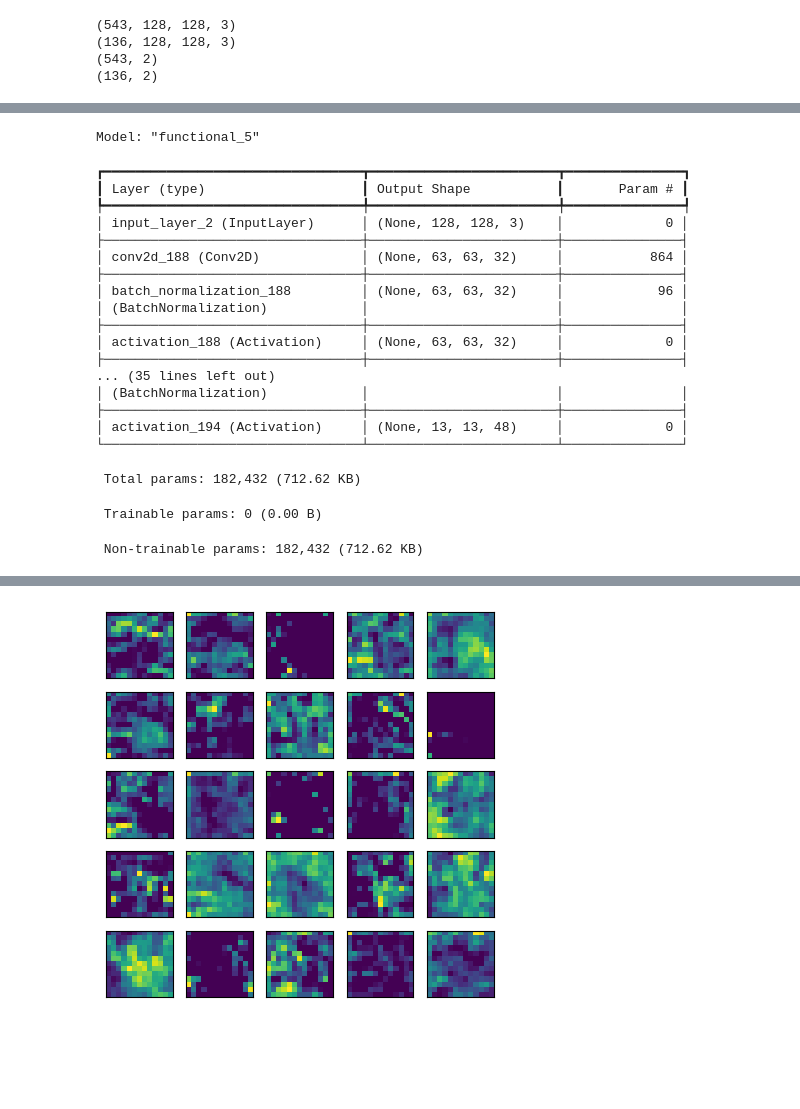
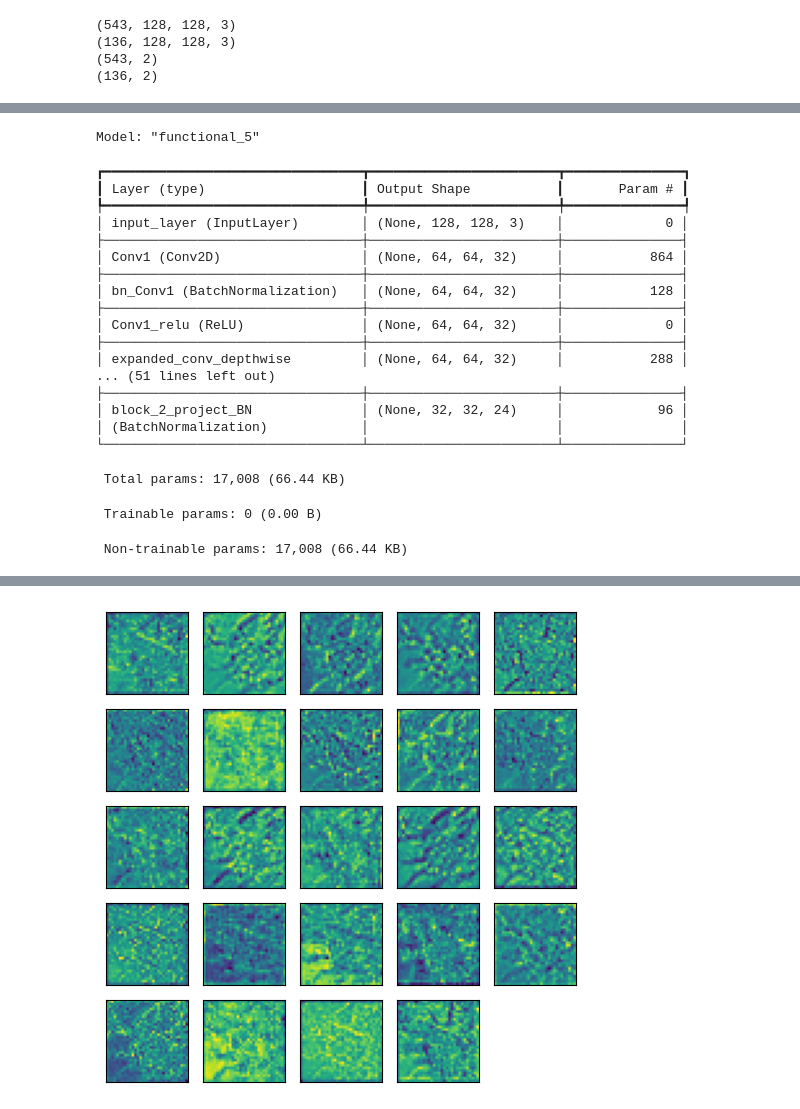
Before and after one commit to Bhavya530/firstrepo, a Jupyter notebook: DL_CODE_CM.ipynb, the cells around one changed output, grey strips where cells are left out. Saved outputs shown, nothing was run; the diff lists cells and outputs as text; code cells hidden in the pictures; blank space fills up the shorter version.

```diff
--- a/DL_CODE_CM.ipynb
+++ b/DL_CODE_CM.ipynb
@@ -133,6 +120,6 @@ data_aug = ImageDataGenerator(horizontal_flip=True, vertical_flip=True, rotation
                     width_shift_range=0.2, height_shift_range=0.2, shear_range=0.1, fill_mode="nearest")
 # %%
 import tensorflow as tf
-model1 = tf.keras.applications.InceptionV3(input_shape=(128,128,3),include_top=False,weights='imagenet',pooling='max')
+model1 = tf.keras.applications.MobileNetV2(input_shape=(128,128,3),include_top=False,weights='imagenet',pooling='max')
 ''' freezing layers '''
 model1.trainable = False
@@ -446,41 +428,49 @@ Model: "functional_5"
 ┏━━━━━━━━━━━━━━━━━━━━━━━━━━━━━━━━━┳━━━━━━━━━━━━━━━━━━━━━━━━┳━━━━━━━━━━━━━━━┓
 ┃ Layer (type)                    ┃ Output Shape           ┃       Param # ┃
 ┡━━━━━━━━━━━━━━━━━━━━━━━━━━━━━━━━━╇━━━━━━━━━━━━━━━━━━━━━━━━╇━━━━━━━━━━━━━━━┩
-│ input_layer_2 (InputLayer)      │ (None, 128, 128, 3)    │             0 │
+│ input_layer (InputLayer)        │ (None, 128, 128, 3)    │             0 │
 ├─────────────────────────────────┼────────────────────────┼───────────────┤
-│ conv2d_188 (Conv2D)             │ (None, 63, 63, 32)     │           864 │
+│ Conv1 (Conv2D)                  │ (None, 64, 64, 32)     │           864 │
 ├─────────────────────────────────┼────────────────────────┼───────────────┤
-│ batch_normalization_188         │ (None, 63, 63, 32)     │            96 │
+│ bn_Conv1 (BatchNormalization)   │ (None, 64, 64, 32)     │           128 │
+├─────────────────────────────────┼────────────────────────┼───────────────┤
+│ Conv1_relu (ReLU)               │ (None, 64, 64, 32)     │             0 │
+├─────────────────────────────────┼────────────────────────┼───────────────┤
+│ expanded_conv_depthwise         │ (None, 64, 64, 32)     │           288 │
+... (51 lines left out)
+├─────────────────────────────────┼────────────────────────┼───────────────┤
+│ block_2_project_BN              │ (None, 32, 32, 24)     │            96 │
 │ (BatchNormalization)            │                        │               │
-├─────────────────────────────────┼────────────────────────┼───────────────┤
-│ activation_188 (Activation)     │ (None, 63, 63, 32)     │             0 │
-├─────────────────────────────────┼────────────────────────┼───────────────┤
-... (35 lines left out)
-│ (BatchNormalization)            │                        │               │
-├─────────────────────────────────┼────────────────────────┼───────────────┤
-│ activation_194 (Activation)     │ (None, 13, 13, 48)     │             0 │
 └─────────────────────────────────┴────────────────────────┴───────────────┘
- Total params: 182,432 (712.62 KB)
+ Total params: 17,008 (66.44 KB)
  Trainable params: 0 (0.00 B)
- Non-trainable params: 182,432 (712.62 KB)
+ Non-trainable params: 17,008 (66.44 KB)
 # %%
-feature_maps=M_conv_1.predict(img)
+feature_maps = M_conv_1.predict(img)
 
 from matplotlib import pyplot
-square=5
-ix=1
-ax=pyplot.figure(figsize=(5,5))
+square = 5
+ix = 1
+num_channels = feature_maps.shape[-1]
+
+pyplot.figure(figsize=(5,5))
+
 for i in range(square):
-  for j in range(square):
-    ax=pyplot.subplot(square,square,ix)
-    ax.set_xticks([])
-    ax.set_yticks([])
-    ax.set_aspect('equal')
+    for j in range(square):
+        if ix > num_channels:
+            break   # <-- prevent out-of-range
 
-    pyplot.imshow(feature_maps[0,:,:,ix-1],aspect='auto',cmap="viridis")
-    ix+=1
+        ax = pyplot.subplot(square, square, ix)
+        ax.set_xticks([])
+        ax.set_yticks([])
+        ax.set_aspect('equal')
 
+        pyplot.imshow(feature_maps[0, :, :, ix-1],
+                      aspect='auto',
+                      cmap="viridis")
+        ix += 1
 
-pyplot.savefig("CO1.tiff",format="tiff")
+pyplot.tight_layout()
+pyplot.savefig("CO1.tiff", format="tiff")
 pyplot.show()
 # %% [output]
@@ -489,4 +478,4 @@ WARNING:tensorflow:6 out of the last 9 calls to <function TensorFlowTrainer.make
-[figure, old version]
+[figure, new version]
 # %%
 ''' training loss and validation loss graph '''
 epochs = range(50)
```
Also changed, not shown: parts of 24 cells of this notebook.
